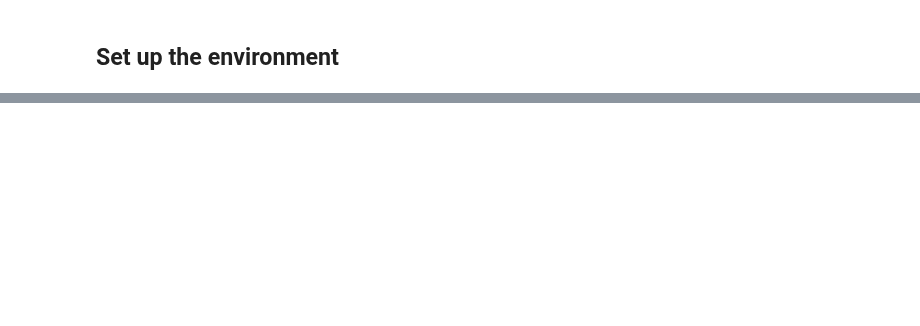
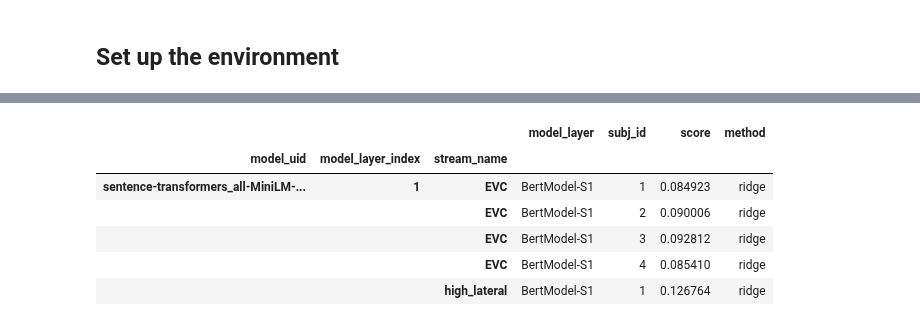
Before and after one commit to Isik-lab/SIfMRI_modeling, a Jupyter notebook: notebooks/modeling_exploration.ipynb, the cells around one changed output, grey strips where cells are left out. Saved outputs shown, nothing was run; the diff lists cells and outputs as text; code cells hidden in the pictures; blank space fills up the shorter version.

```diff
--- a/notebooks/modeling_exploration.ipynb
+++ b/notebooks/modeling_exploration.ipynb
@@ -429,10 +2,0 @@ Downloading: "https://dl.fbaipublicfiles.com/slip/simclr_small_25ep.pt" to /root
-# %%
-model_names = ['ViT-S-SLIP', 'ViT-S-SimCLR', 'ViT-S-CLIP', 'resnet50', 'mini_bert', 'glove']
-model_classes = ['vision', 'vision', 'vision', 'vision', 'language', 'language']
-model_perfs = []
-for model_name, model_class in zip(model_names, model_classes):
-    df = pd.read_csv(f'data/interim/annotation-{model_name}.csv')
-    df['model_name'] = model_name
-    df['model_class'] = model_class
-    model_perfs.append(df)
-model_perfs = pd.concat(model_perfs)
@@ -467,0 +11,29 @@ plt.savefig('data/interim/performance.pdf')
+# %%
+scores = []
+
+files = glob(f'{interim_dir}/VisionEncoding/*.csv')
+for file in files:
+    df = pd.read_csv(file)
+    df['model_uid'] = file.split('/')[-1].split('.csv')[0]
+    scores.append(df)
+
+files = glob(f'{interim_dir}/LLMEncoding/*.csv')
+for file in files:
+    df = pd.read_csv(file)
+    df['model_uid'] = file.split('/')[-1].split('.csv')[0]
+    scores.append(df)
+
+scores = pd.concat(scores).reset_index(drop=True)
+scores = scores[scores['stream_name'] != 'none'].reset_index(drop=True)
+scores['model_layer_index'] = scores.model_layer_index.astype('str')
+scores.set_index(['model_uid', 'model_layer_index', 'stream_name'], inplace=True)
+scores.sort_index(inplace=True)
+scores.head()
+# %% [output]
+|  |  |  | model_layer | subj_id | score | method |
+| model_uid | model_layer_index | stream_name |  |  |  |  |
+| sentence-transformers_all-MiniLM-... | 1 | EVC | BertModel-S1 | 1 | 0.084923 | ridge |
+|  |  | EVC | BertModel-S1 | 2 | 0.090006 | ridge |
+|  |  | EVC | BertModel-S1 | 3 | 0.092812 | ridge |
+|  |  | EVC | BertModel-S1 | 4 | 0.085410 | ridge |
+|  |  | high_lateral | BertModel-S1 | 1 | 0.126764 | ridge |
```
Also changed, not shown: parts of 34 cells of this notebook, 1 other file.
